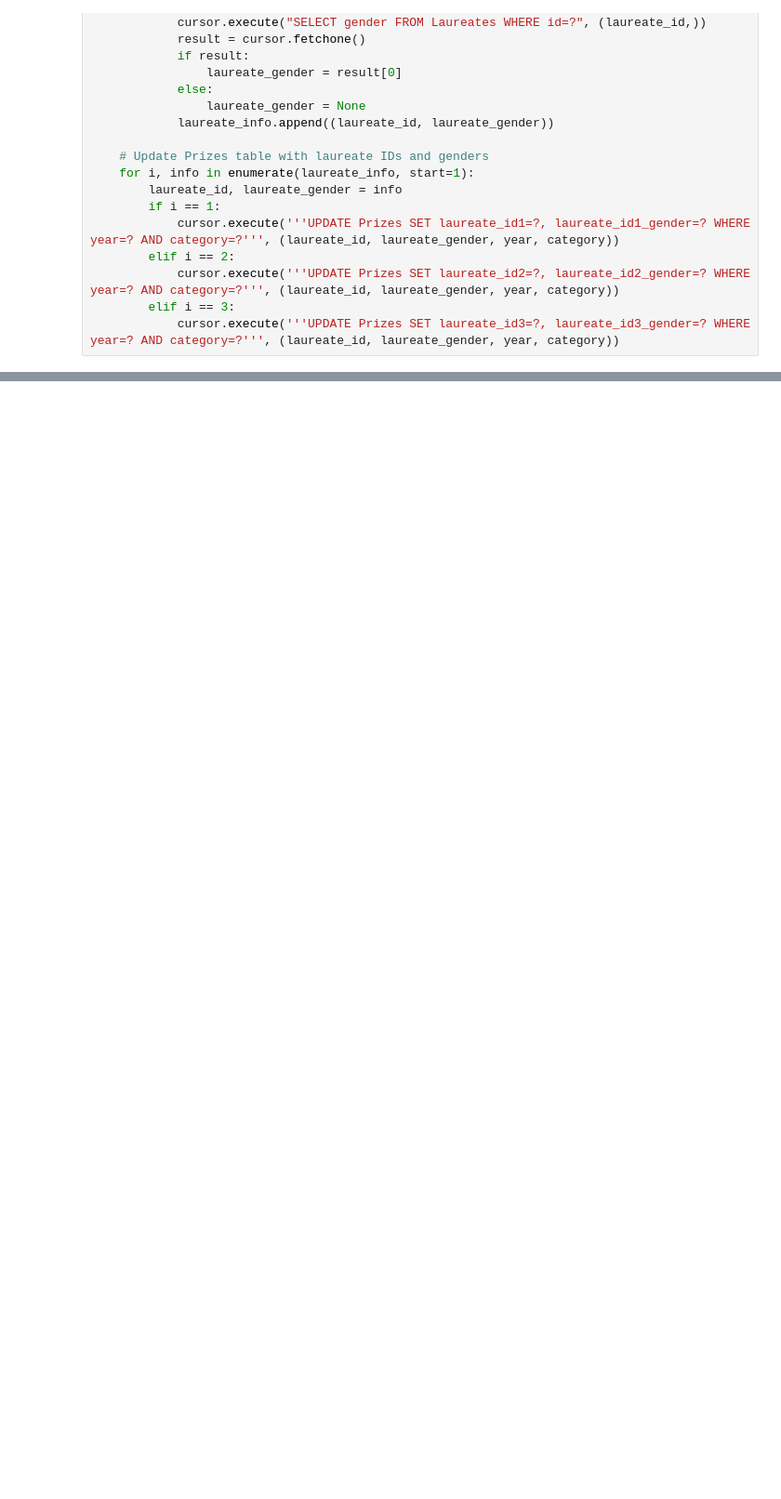
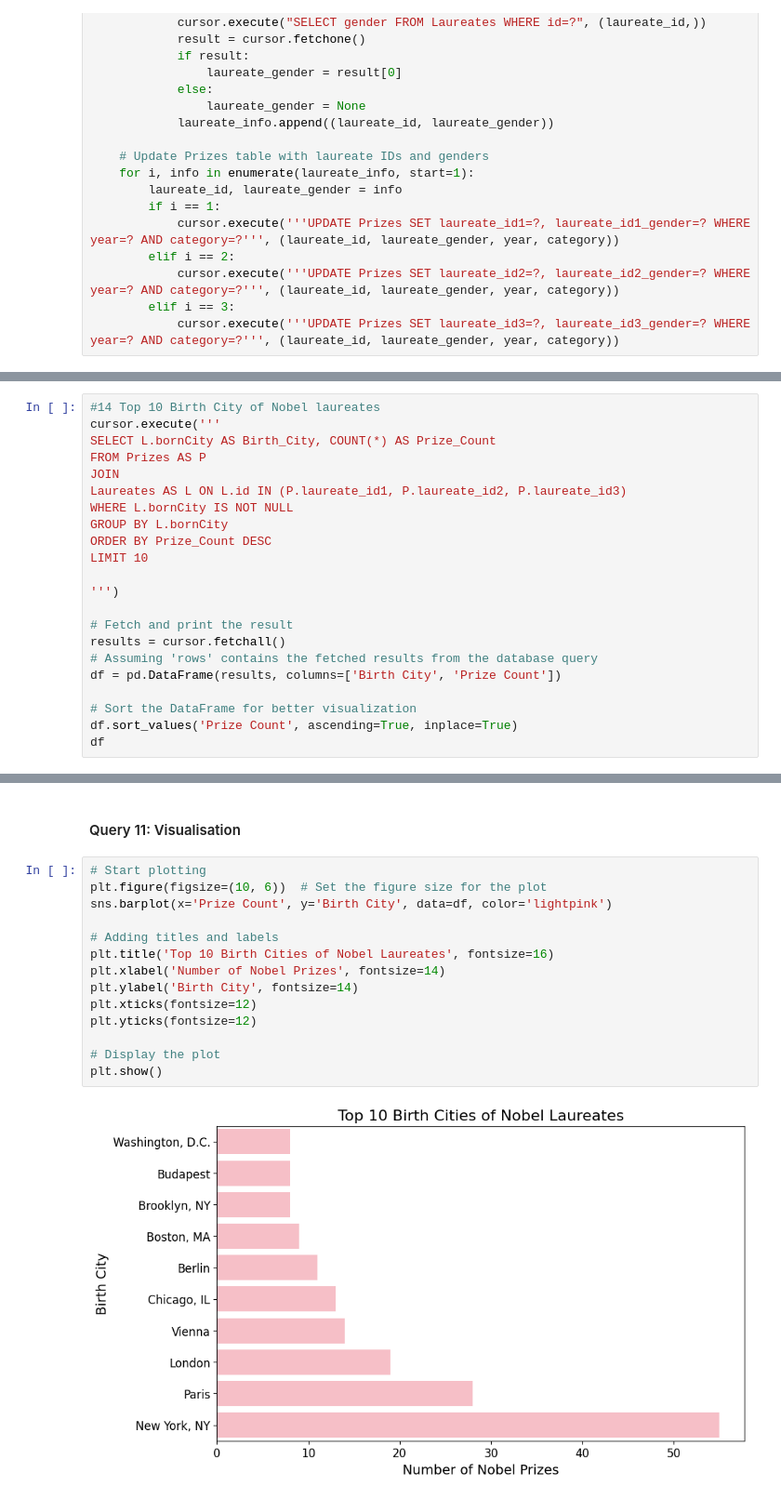
Before and after one commit to anbunambi3108/EMSE6586-FinalProject, a Jupyter notebook: Final Project - SQLite.ipynb, the cells around one changed output, grey strips where cells are left out. Shown at 93% size. Cells and saved outputs as stored; diff of their text form; blank space fills up the shorter version.

```diff
--- a/Final Project - SQLite.ipynb
+++ b/Final Project - SQLite.ipynb
@@ -1006,0 +1151,22 @@ Russia: 18 prizes
+# %%
+#14 Top 10 Birth City of Nobel laureates
+cursor.execute('''
+SELECT L.bornCity AS Birth_City, COUNT(*) AS Prize_Count
+FROM Prizes AS P
+JOIN
+Laureates AS L ON L.id IN (P.laureate_id1, P.laureate_id2, P.laureate_id3)
+WHERE L.bornCity IS NOT NULL
+GROUP BY L.bornCity
+ORDER BY Prize_Count DESC
+LIMIT 10
+
+''')
+
+# Fetch and print the result
+results = cursor.fetchall()
+# Assuming 'rows' contains the fetched results from the database query
+df = pd.DataFrame(results, columns=['Birth City', 'Prize Count'])
+
+# Sort the DataFrame for better visualization
+df.sort_values('Prize Count', ascending=True, inplace=True)
+df
@@ -1006,0 +1185,18 @@ Russia: 18 prizes
+# %% [markdown]
+#### Query 11: Visualisation
+# %%
+# Start plotting
+plt.figure(figsize=(10, 6))  # Set the figure size for the plot
+sns.barplot(x='Prize Count', y='Birth City', data=df, color='lightpink')
+
+# Adding titles and labels
+plt.title('Top 10 Birth Cities of Nobel Laureates', fontsize=16)
+plt.xlabel('Number of Nobel Prizes', fontsize=14)
+plt.ylabel('Birth City', fontsize=14)
+plt.xticks(fontsize=12)
+plt.yticks(fontsize=12)
+
+# Display the plot
+plt.show()
+# %% [output]
+[figure, added]
```
Also changed, not shown: parts of 85 cells of this notebook, 1 other file.
